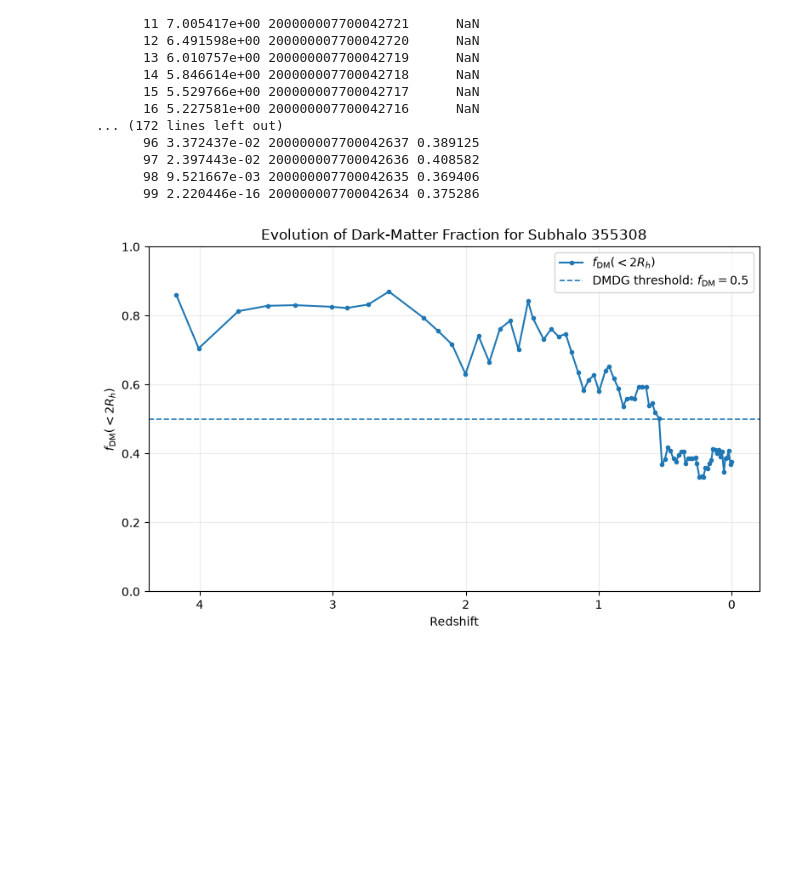
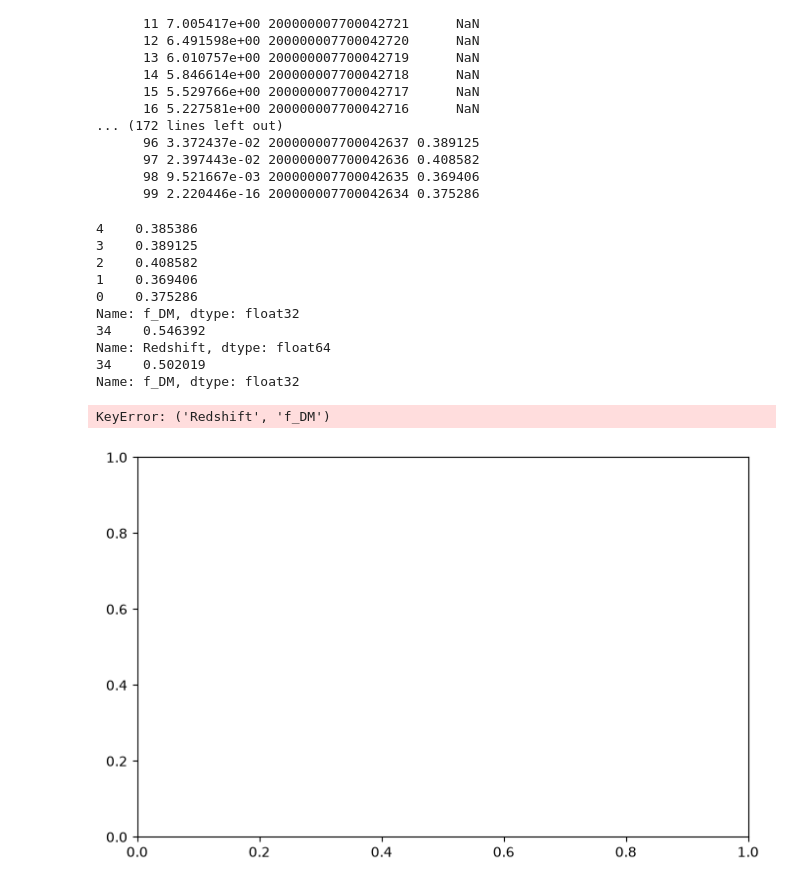
Before and after one commit to adalynn-le/DMDeficientGalaxyTNG, a Jupyter notebook: notebooks/13_form_progenitor_merger_tree.ipynb, the cells around one changed output. Drawn from its saved outputs; the diff is of its cells as text; code cells hidden in the pictures; blank space fills up the shorter version.

```diff
--- a/notebooks/13_form_progenitor_merger_tree.ipynb
+++ b/notebooks/13_form_progenitor_merger_tree.ipynb
@@ -143,33 +143,54 @@ print(
       99 2.220446e-16 200000007700042634 0.375286
 # %%
 import matplotlib.pyplot as plt
+crossings = tree[
+    (tree["f_DM"] > 0.49) &
+    (tree["f_DM"] < 0.51)
+].copy()
+end = tree[
+   (tree["Redshift"] < 0.05)
+].copy()
+print(end["f_DM"])
+print(crossings["Redshift"])
+print(crossings["f_DM"])
 plot_data = tree.dropna(subset=["Redshift", "f_DM"]).copy()
 plot_data = plot_data.sort_values("Redshift", ascending=False)
 fig, ax = plt.subplots(figsize=(8, 5))
 ax.plot(
-    plot_data["Redshift"],
+    plot_data["Redshift", "f_DM"],
     plot_data["f_DM"],
     marker="o",
     markersize=3,
     linewidth=1.5,
     label=r"$f_{\rm DM}(<2R_h)$"
 )
 
 ax.axhline(
     0.5,
     linestyle="--",
     linewidth=1.2,
     label=r"DMDG threshold: $f_{\rm DM}=0.5$"
 )
 ax.invert_xaxis()
 ax.set_xlabel("Redshift")
 ax.set_ylabel(r"$f_{\rm DM}(<2R_h)$")
-ax.set_title("Evolution of Dark-Matter Fraction for Subhalo 355308")
+ax.set_title("Evolution of Dark-Matter Fraction for Subhalo 617680")
 ax.set_ylim(0, 1)
 ax.grid(alpha=0.25)
 ax.legend()
 
 plt.tight_layout()
 plt.show()
 # %% [output]
+4    0.385386
+3    0.389125
+2    0.408582
+1    0.369406
+0    0.375286
+Name: f_DM, dtype: float32
+34    0.546392
+Name: Redshift, dtype: float64
+34    0.502019
+Name: f_DM, dtype: float32
+KeyError: ('Redshift', 'f_DM')
-[figure, old version]
+[figure, new version]
```
Also changed, not shown: 17 other files.
